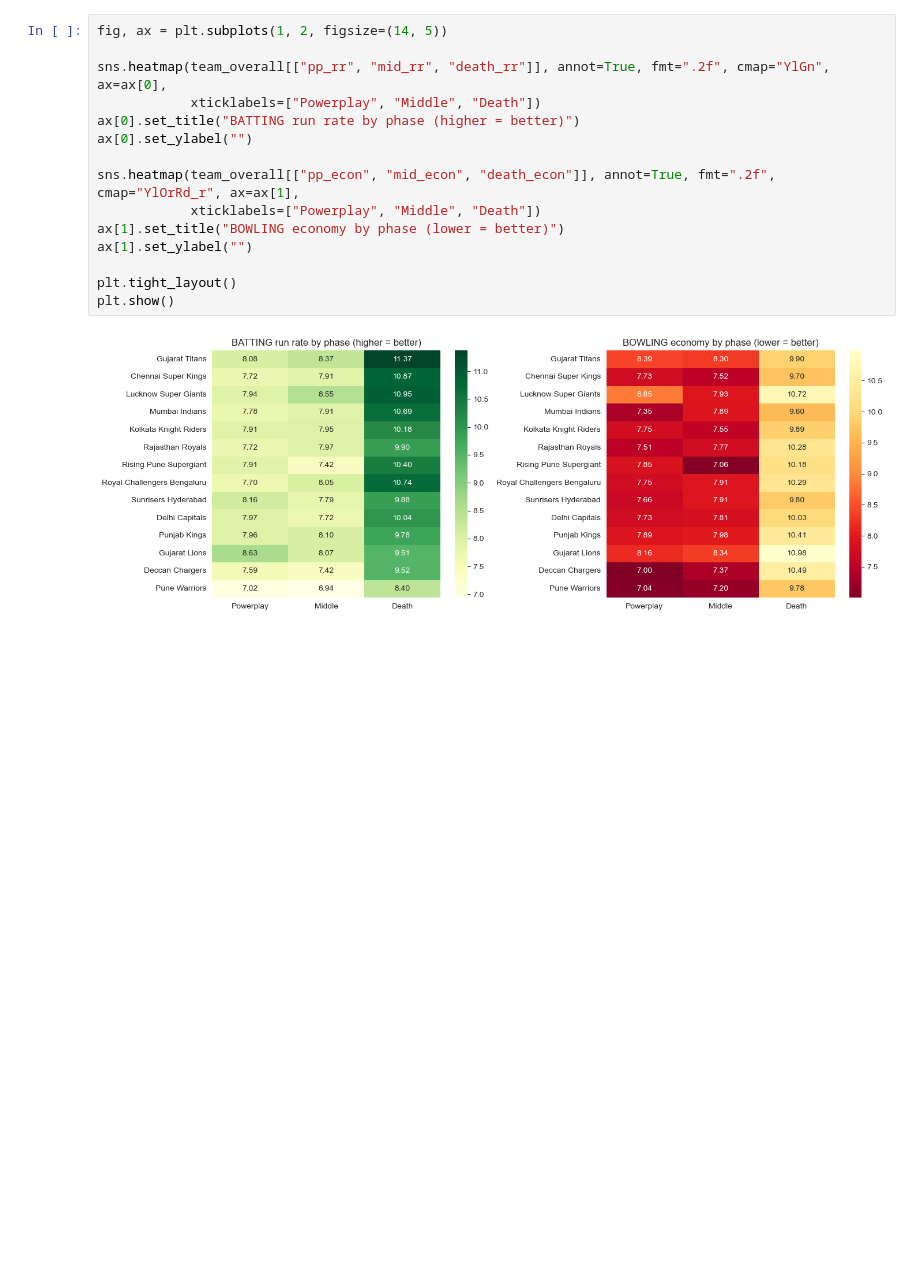
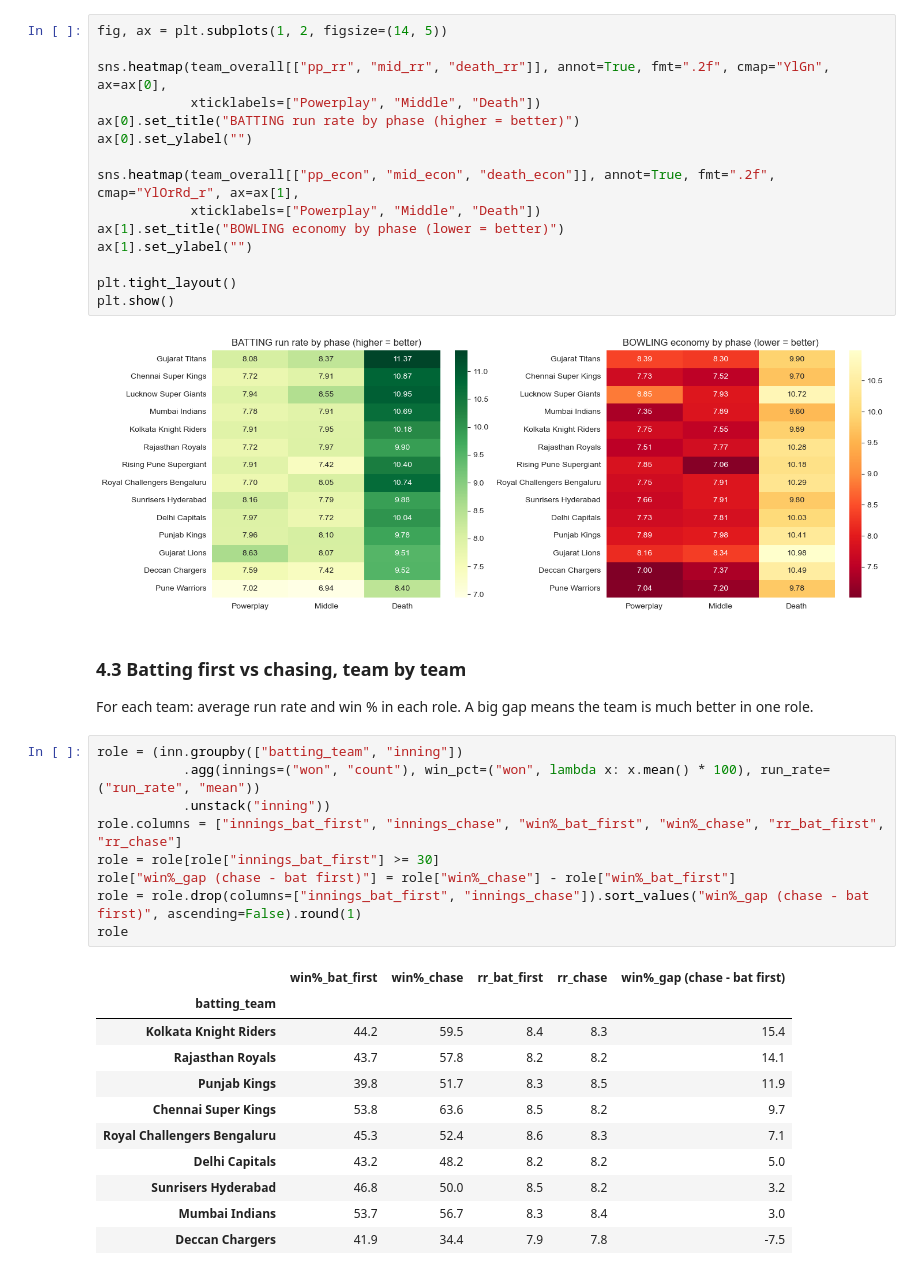
Before and after one commit to prince63aj/mini_project, a Jupyter notebook: ipl_match_prediction_rule_based.ipynb, the cells around one changed output. Drawn from its saved outputs; the diff is of its cells as text; blank space fills up the shorter version.

```diff
--- a/ipl_match_prediction_rule_based.ipynb
+++ b/ipl_match_prediction_rule_based.ipynb
@@ -464,3 +518,27 @@ plt.tight_layout()
 plt.show()
 # %% [output]
 [figure]
+# %% [markdown]
+### 4.3 Batting first vs chasing, team by team
+For each team: average run rate and win % in each role. A big gap means the team is much better in one role.
+# %%
+role = (inn.groupby(["batting_team", "inning"])
+           .agg(innings=("won", "count"), win_pct=("won", lambda x: x.mean() * 100), run_rate=("run_rate", "mean"))
+           .unstack("inning"))
+role.columns = ["innings_bat_first", "innings_chase", "win%_bat_first", "win%_chase", "rr_bat_first", "rr_chase"]
+role = role[role["innings_bat_first"] >= 30]
+role["win%_gap (chase - bat first)"] = role["win%_chase"] - role["win%_bat_first"]
+role = role.drop(columns=["innings_bat_first", "innings_chase"]).sort_values("win%_gap (chase - bat first)", ascending=False).round(1)
+role
+# %% [output]
+|  | win%_bat_first | win%_chase | rr_bat_first | rr_chase | win%_gap (chase - bat first) |
+| batting_team |  |  |  |  |  |
+| Kolkata Knight Riders | 44.2 | 59.5 | 8.4 | 8.3 | 15.4 |
+| Rajasthan Royals | 43.7 | 57.8 | 8.2 | 8.2 | 14.1 |
+| Punjab Kings | 39.8 | 51.7 | 8.3 | 8.5 | 11.9 |
+| Chennai Super Kings | 53.8 | 63.6 | 8.5 | 8.2 | 9.7 |
+| Royal Challengers Bengaluru | 45.3 | 52.4 | 8.6 | 8.3 | 7.1 |
+| Delhi Capitals | 43.2 | 48.2 | 8.2 | 8.2 | 5.0 |
+| Sunrisers Hyderabad | 46.8 | 50.0 | 8.5 | 8.2 | 3.2 |
+| Mumbai Indians | 53.7 | 56.7 | 8.3 | 8.4 | 3.0 |
+| Deccan Chargers | 41.9 | 34.4 | 7.9 | 7.8 | -7.5 |
```
Also changed, not shown: parts of 2 cells of this notebook.
